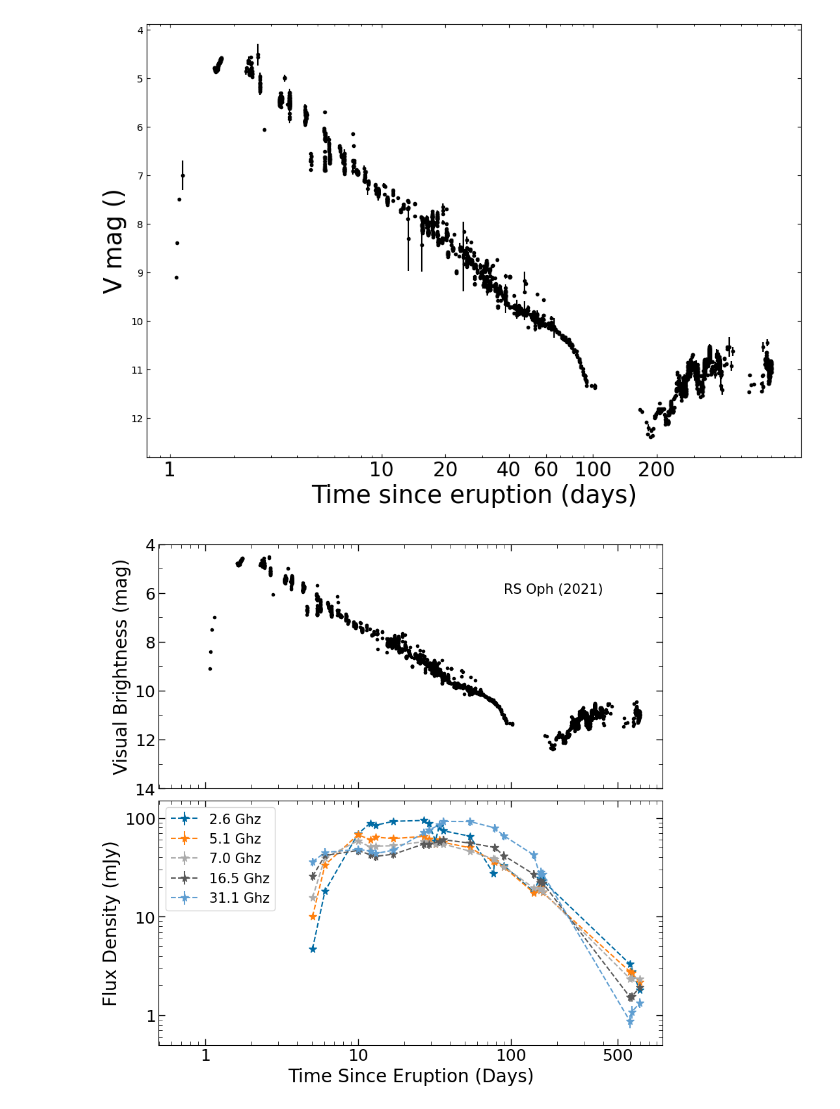
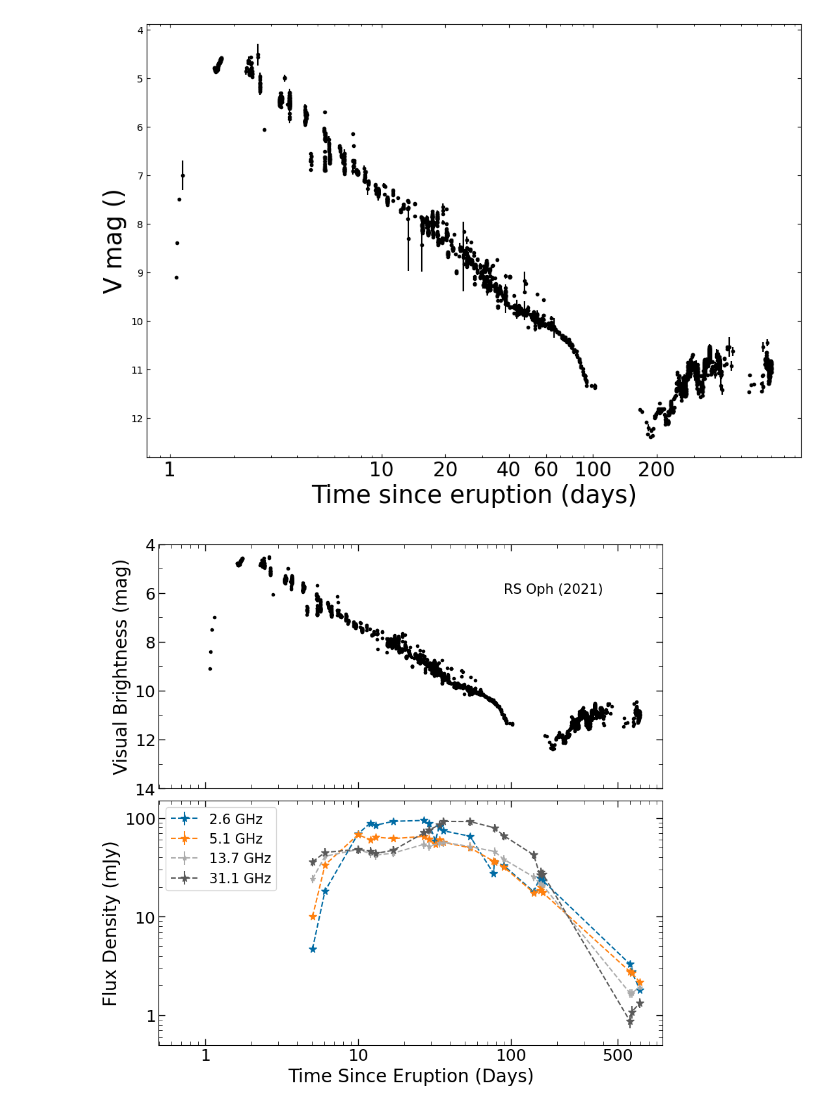
Before and after one commit to Wilhelm005/Research-Code, a Jupyter notebook: RS Oph work.ipynb, the cells around one changed output. Cells and saved outputs as stored; diff of their text form; code cells hidden in the pictures.

Commit message:
light curves and the comparison plots

```diff
--- a/RS Oph work.ipynb
+++ b/RS Oph work.ipynb
@@ -925,40 +925,40 @@ axs[1].set_xscale('log')
 axs[1].set_yscale('log')
 
 
 
-axs[1].errorbar(days2_6d, flux2_6d, yerr=flux_err2_6d, linestyle ='--', fmt = '*' , markersize = 8.5, label='2.6 Ghz')
+axs[1].errorbar(days2_6d, flux2_6d, yerr=flux_err2_6d, linestyle ='--', fmt = '*' , markersize = 8.5, label='2.6 GHz')
 #axs[1].errorbar(days3_4d, flux3_4d, yerr=flux_err3_4d, linestyle ='--', fmt = '*' , label='3.4 Ghz')
-axs[1].errorbar(days5_1d, flux5_1d, yerr=flux_err5_1d, linestyle ='--', fmt = '*', markersize = 8.5, label='5.1 Ghz')
-axs[1].errorbar(days7d, flux7d, yerr=flux_err7d, linestyle ='--', fmt = '*', markersize = 8.5 , label='7.0 Ghz')
-#axs[1].errorbar(days13_7d, flux13_7d, yerr=flux_err13_7d, linestyle ='--', fmt = '*' , label='13.7 Ghz')
-axs[1].errorbar(days16_5d, flux16_5d, yerr=flux_err16_5d, linestyle ='--', fmt = '*', markersize = 8.5 , label='16.5 Ghz')
-axs[1].errorbar(days31_1d, flux31_1d, yerr=flux_err31_1d, linestyle ='--', fmt = '*' , markersize = 8.5, label='31.1 Ghz')
+axs[1].errorbar(days5_1d, flux5_1d, yerr=flux_err5_1d, linestyle ='--', fmt = '*', markersize = 8.5, label='5.1 GHz')
+#axs[1].errorbar(days7d, flux7d, yerr=flux_err7d, linestyle ='--', fmt = '*', markersize = 8.5 , label='7.0 Ghz')
+axs[1].errorbar(days13_7d, flux13_7d, yerr=flux_err13_7d, linestyle ='--', fmt = '*' , label='13.7 GHz')
+#axs[1].errorbar(days16_5d, flux16_5d, yerr=flux_err16_5d, linestyle ='--', fmt = '*', markersize = 8.5 , label='16.5 Ghz')
+axs[1].errorbar(days31_1d, flux31_1d, yerr=flux_err31_1d, linestyle ='--', fmt = '*' , markersize = 8.5, label='31.1 GHz')
 #axs[1].errorbar(days34_9d, flux34_9d, yerr=flux_err34_9d, linestyle ='--', fmt = '*' , label='34.9 Ghz')
 
 
 axs[1].scatter(days2_6nd, flux2_6nd , marker = 'v')
 #axs[1].scatter(days3_4nd, flux3_4nd , marker = 'v')
 axs[1].scatter(days5_1nd, flux5_1nd , marker = 'v')
-axs[1].scatter(days7nd, flux7nd , marker = 'v')
-#axs[1].scatter(days13_7nd, flux13_7nd , marker = 'v')
-axs[1].scatter(days16_5nd, flux16_5nd , marker = 'v')
+#axs[1].scatter(days7nd, flux7nd , marker = 'v')
+axs[1].scatter(days13_7nd, flux13_7nd , marker = 'v')
+#axs[1].scatter(days16_5nd, flux16_5nd , marker = 'v')
 axs[1].scatter(days31_1nd, flux31_1nd , marker = 'v')
 #axs[1].scatter(days34_9nd, flux34_9nd , marker = 'v')
 
 
 
 axs[1].legend(fontsize=15)
 
 axs[1].set_xticks([1, 10,100, 500], labels = ['1', '10','100', '500'], fontsize = 18)
 axs[1].set_yticks([1, 10, 100], labels = [r'$1$', r'$10$', r'$100$'], fontsize = 18)
 axs[1].set_ylim(bottom=0.5, top=150)
 
 axs[1].tick_params(which='minor', length =4, direction = 'in', top=True, labeltop=False, bottom=True, labelbottom=False, right = True,labelright = False)
 axs[1].tick_params(which='major', length=7, direction = 'in', width =1, top=True, labeltop=False, bottom=True, labelbottom=True, right = True, labelright = False)
 
 
 fig.subplots_adjust(hspace=0.05)
 plt.savefig("RSOph_Optical_and_Radio_lightcurves.png")
 plt.show();
 # %% [output]
-[figure, old version]
+[figure, new version]
```
Also changed, not shown: 4 other files.
